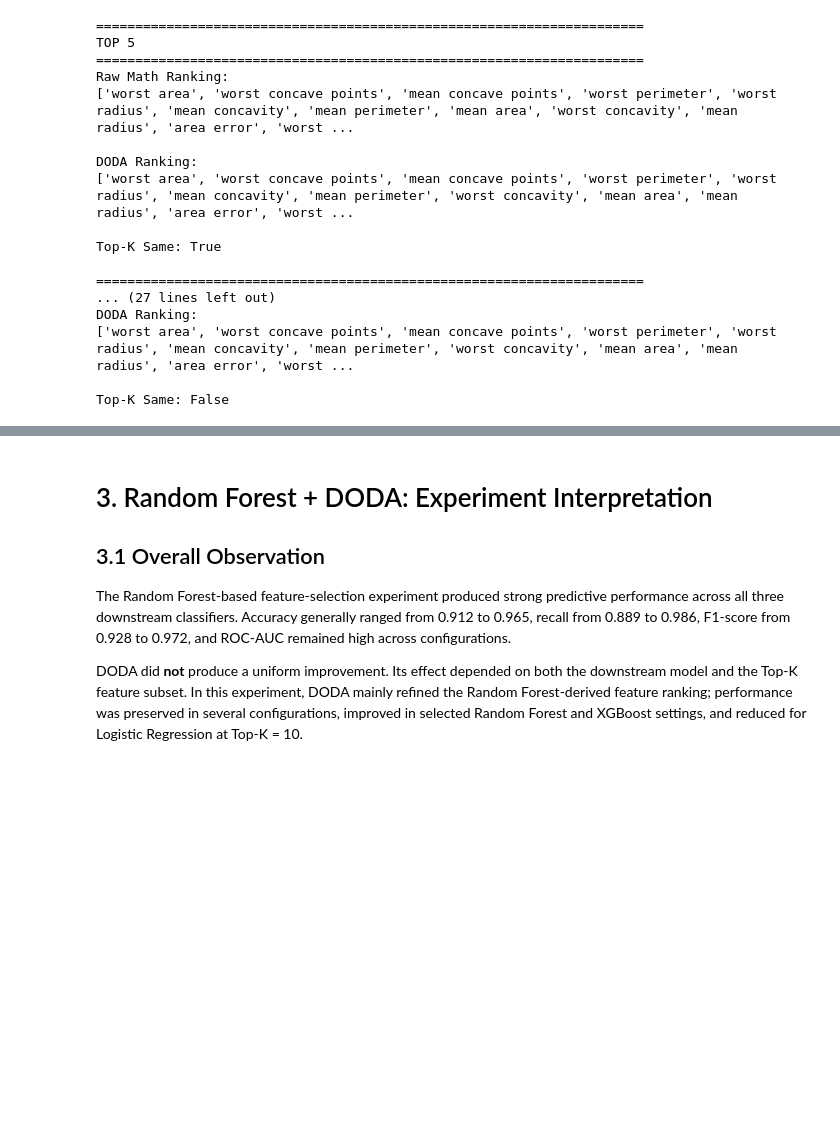
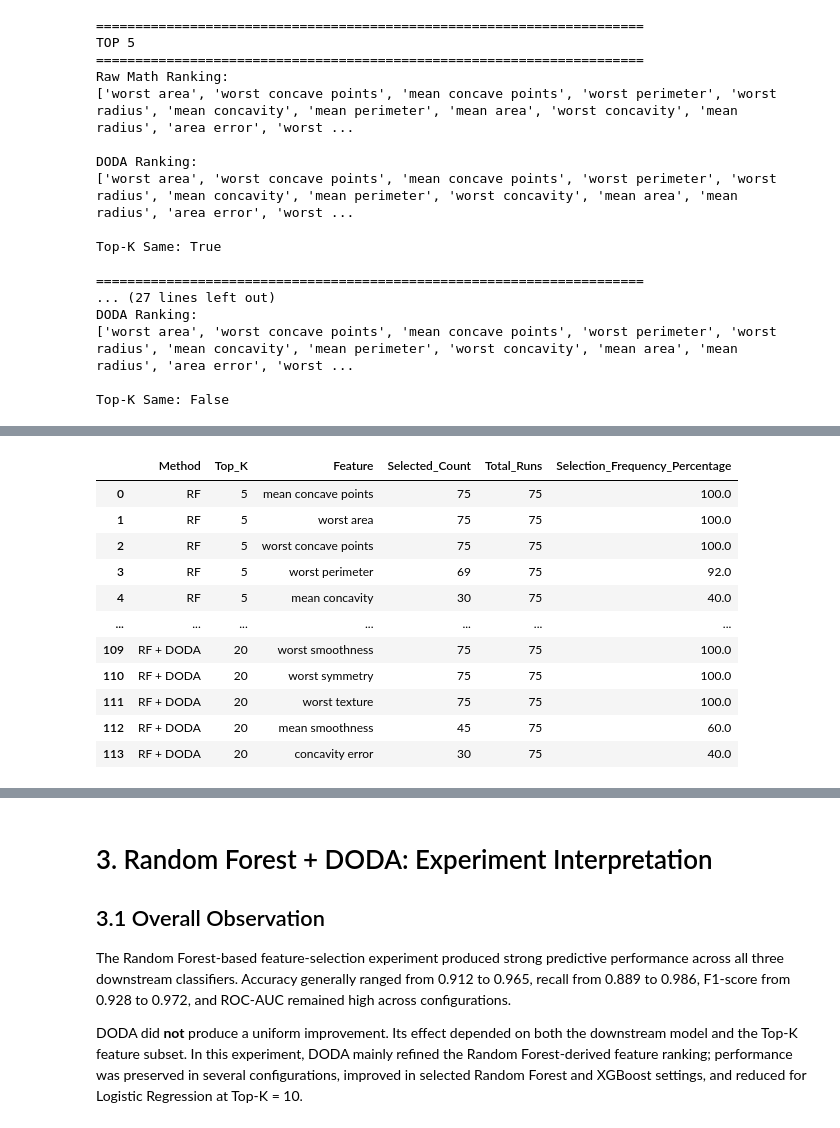
Before and after one commit to anandha-3679/msc_research, a Jupyter notebook: notebooks/angel/breast_cancer/breast_cancer_rf.ipynb, the cells around one changed output, grey strips where cells are left out. Drawn from its saved outputs; the diff is of its cells as text; code cells hidden in the pictures; blank space fills up the shorter version.

```diff
--- a/notebooks/angel/breast_cancer/breast_cancer_rf.ipynb
+++ b/notebooks/angel/breast_cancer/breast_cancer_rf.ipynb
@@ -1282,0 +2150,93 @@ Top-K Same: False
+# %%
+# =============================================================================
+# STEP 27: TEST 1 — FEATURE SELECTION FREQUENCY
+# =============================================================================
+
+selection_frequency = []
+
+
+for method in sorted(
+    stability_df["Method"].unique()
+):
+
+    for top_k in sorted(
+        stability_df["Top_K"].unique()
+    ):
+
+        subset = stability_df[
+            (stability_df["Method"] == method) &
+            (stability_df["Top_K"] == top_k)
+        ]
+
+        total_runs = len(subset)
+
+        all_features = sorted(
+            set().union(
+                *subset["Feature_Set"]
+            )
+        )
+
+        for feature in all_features:
+
+            selected_count = sum(
+                feature in feature_set
+                for feature_set in subset["Feature_Set"]
+            )
+
+            selection_frequency.append({
+
+                "Method": method,
+
+                "Top_K": top_k,
+
+                "Feature": feature,
+
+                "Selected_Count": selected_count,
+
+                "Total_Runs": total_runs,
+
+                "Selection_Frequency_Percentage":
+                    (
+                        selected_count /
+                        total_runs
+                    ) * 100
+            })
+
+
+selection_frequency_df = pd.DataFrame(
+    selection_frequency
+)
+
+selection_frequency_df = (
+    selection_frequency_df
+    .sort_values(
+        by=[
+            "Method",
+            "Top_K",
+            "Selection_Frequency_Percentage"
+        ],
+        ascending=[
+            True,
+            True,
+            False
+        ]
+    )
+    .reset_index(drop=True)
+)
+
+display(
+    selection_frequency_df
+)
+# %% [output]
+|  | Method | Top_K | Feature | Selected_Count | Total_Runs | Selection_Frequency_Percentage |
+| 0 | RF | 5 | mean concave points | 75 | 75 | 100.0 |
+| 1 | RF | 5 | worst area | 75 | 75 | 100.0 |
+| 2 | RF | 5 | worst concave points | 75 | 75 | 100.0 |
+| 3 | RF | 5 | worst perimeter | 69 | 75 | 92.0 |
+| 4 | RF | 5 | mean concavity | 30 | 75 | 40.0 |
+| ... | ... | ... | ... | ... | ... | ... |
+| 109 | RF + DODA | 20 | worst smoothness | 75 | 75 | 100.0 |
+| 110 | RF + DODA | 20 | worst symmetry | 75 | 75 | 100.0 |
+| 111 | RF + DODA | 20 | worst texture | 75 | 75 | 100.0 |
+| 112 | RF + DODA | 20 | mean smoothness | 45 | 75 | 60.0 |
+| 113 | RF + DODA | 20 | concavity error | 30 | 75 | 40.0 |
```
Also changed, not shown: parts of 15 cells of this notebook, 10 other files.
